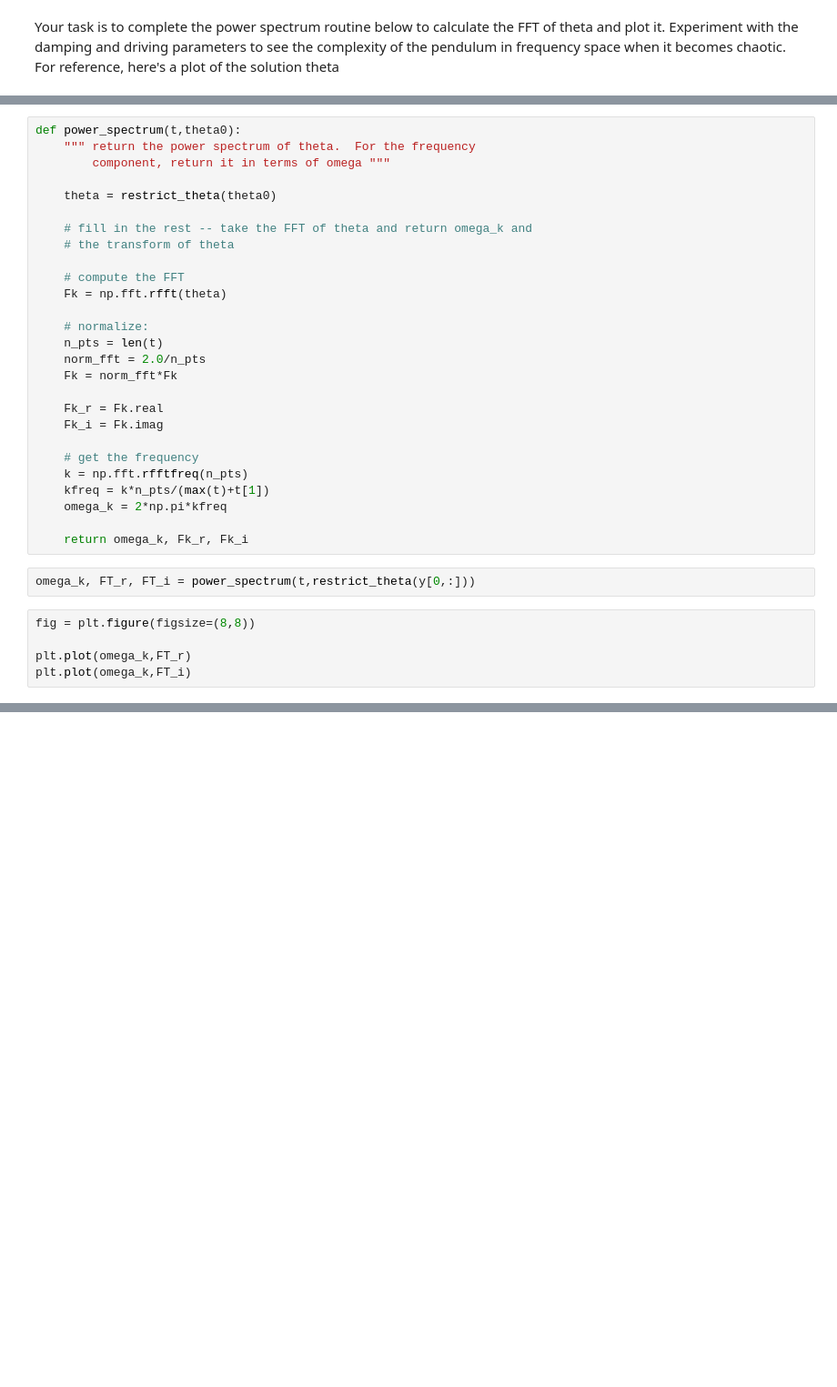
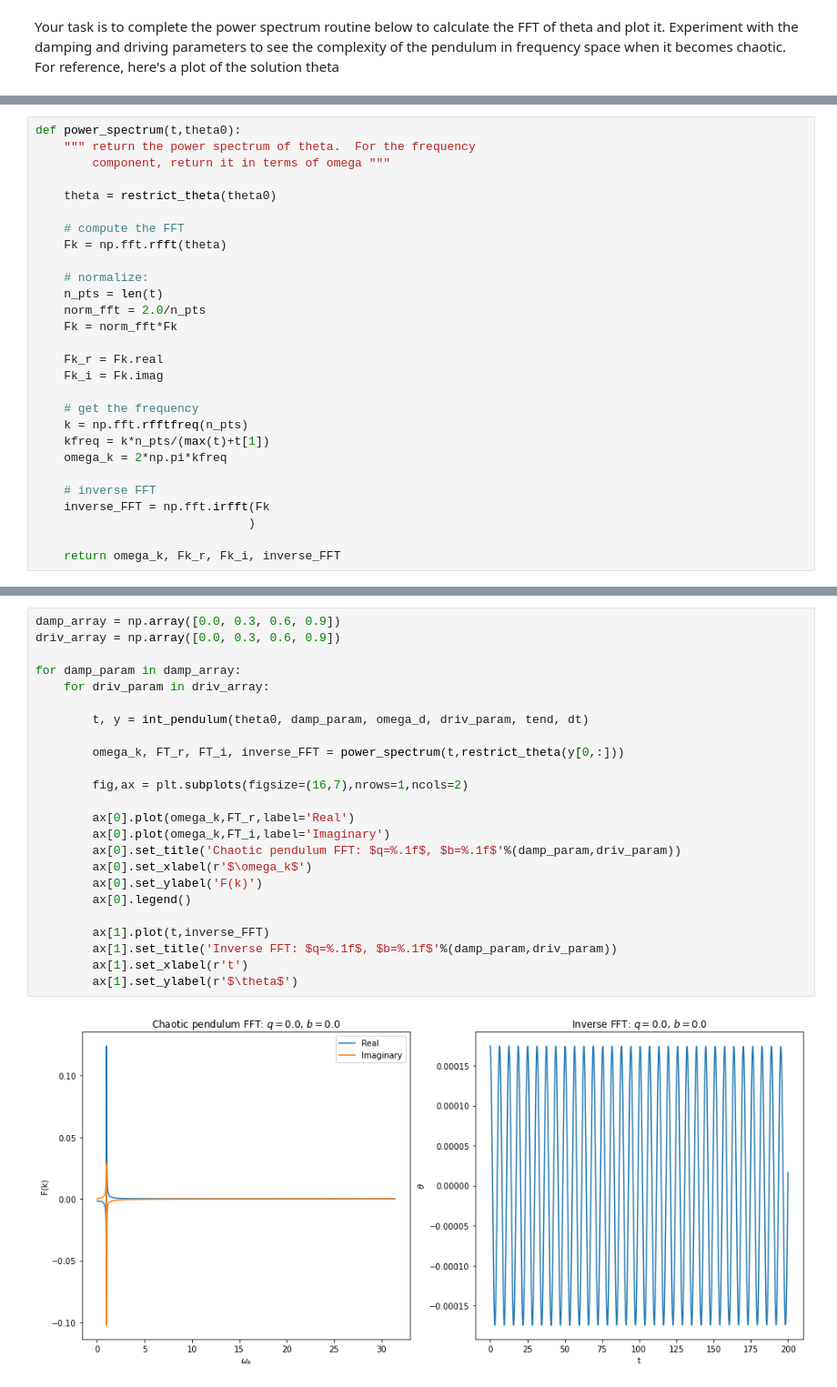
Before and after one commit to ludovicobizzarri/scientificcomputing_bicocca_2024, a Jupyter notebook: working/Exercises Lesson 4/Exercises Lesson 4.ipynb, the cells around one changed output, grey strips where cells are left out. Shown at 91% size. Cells and saved outputs as stored; diff of their text form; blank space fills up the shorter version.

```diff
--- a/working/Exercises Lesson 4/Exercises Lesson 4.ipynb
+++ b/working/Exercises Lesson 4/Exercises Lesson 4.ipynb
@@ -116,9 +125,6 @@ def power_spectrum(t,theta0):
         component, return it in terms of omega """
 
     theta = restrict_theta(theta0)
-
-    # fill in the rest -- take the FFT of theta and return omega_k and
-    # the transform of theta
 
     # compute the FFT
     Fk = np.fft.rfft(theta)
@@ -136,11 +142,8 @@ def power_spectrum(t,theta0):
     kfreq = k*n_pts/(max(t)+t[1])
     omega_k = 2*np.pi*kfreq
 
-    return omega_k, Fk_r, Fk_i
+    # inverse FFT
+    inverse_FFT = np.fft.irfft(Fk
+                              )
+
+    return omega_k, Fk_r, Fk_i, inverse_FFT
-# %%
-omega_k, FT_r, FT_i = power_spectrum(t,restrict_theta(y[0,:]))
-# %%
-fig = plt.figure(figsize=(8,8))
-
-plt.plot(omega_k,FT_r)
-plt.plot(omega_k,FT_i)
@@ -149,0 +150,26 @@ plt.plot(omega_k,FT_i)
+# %%
+damp_array = np.array([0.0, 0.3, 0.6, 0.9])
+driv_array = np.array([0.0, 0.3, 0.6, 0.9])
+
+for damp_param in damp_array:
+    for driv_param in driv_array:
+
+        t, y = int_pendulum(theta0, damp_param, omega_d, driv_param, tend, dt)
+
+        omega_k, FT_r, FT_i, inverse_FFT = power_spectrum(t,restrict_theta(y[0,:]))
+
+        fig,ax = plt.subplots(figsize=(16,7),nrows=1,ncols=2)
+
+        ax[0].plot(omega_k,FT_r,label='Real')
+        ax[0].plot(omega_k,FT_i,label='Imaginary')
+        ax[0].set_title('Chaotic pendulum FFT: $q=%.1f$, $b=%.1f$'%(damp_param,driv_param))
+        ax[0].set_xlabel(r'$\omega_k$')
+        ax[0].set_ylabel('F(k)')
+        ax[0].legend()
+
+        ax[1].plot(t,inverse_FFT)
+        ax[1].set_title('Inverse FFT: $q=%.1f$, $b=%.1f$'%(damp_param,driv_param))
+        ax[1].set_xlabel(r't')
+        ax[1].set_ylabel(r'$\theta$')
+# %% [output]
+[figure, added]
```
Also changed, not shown: parts of 7 cells of this notebook.
